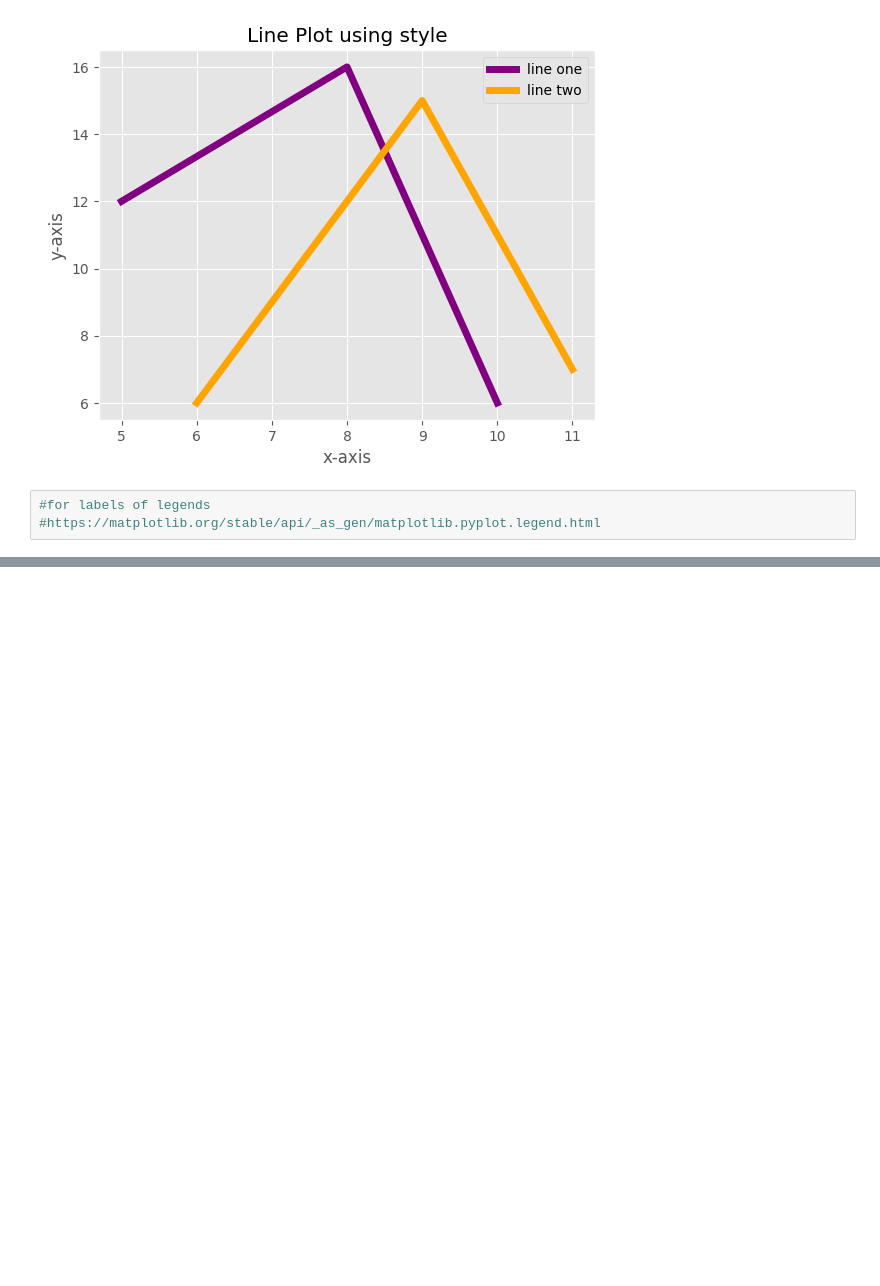
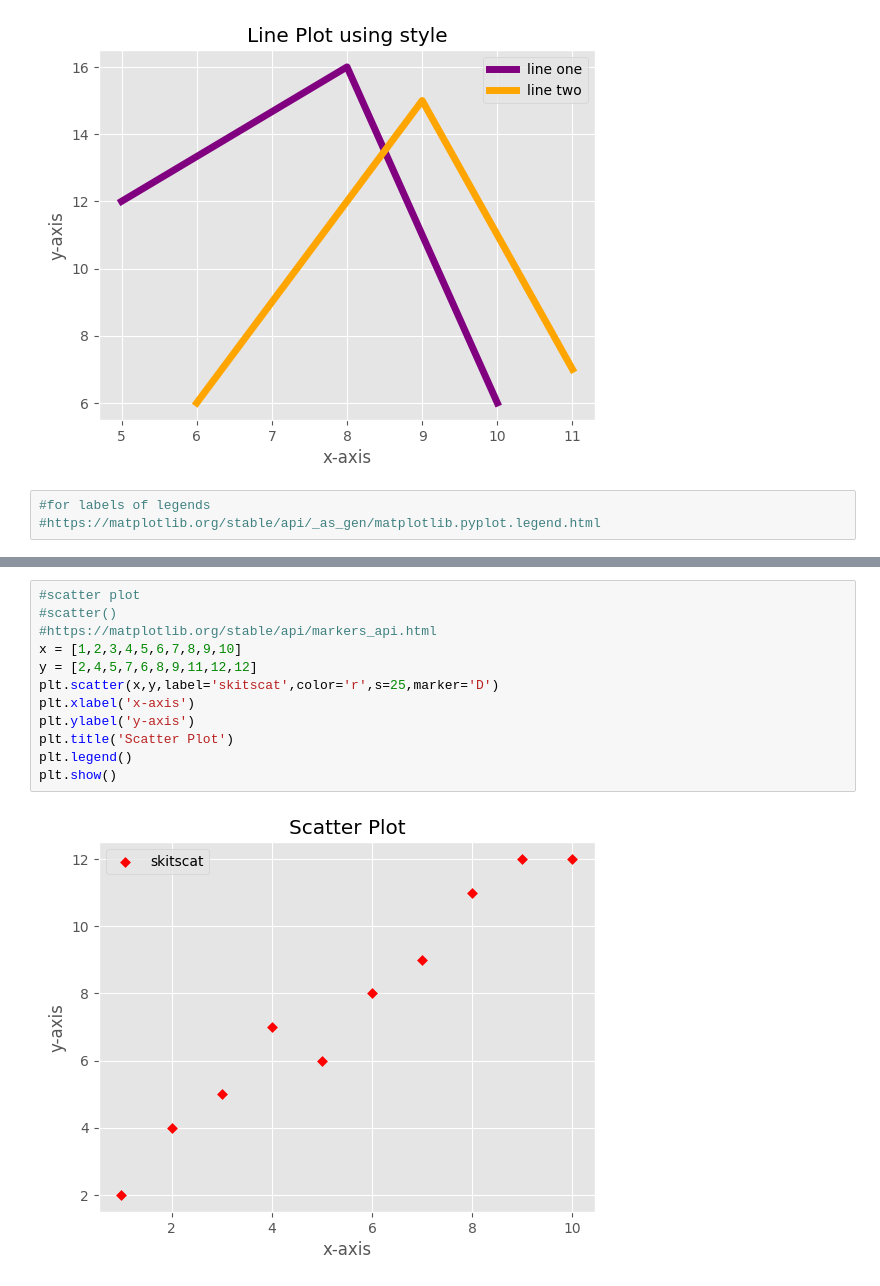
Before and after one commit to mayurraj9378/Data-Science, a Jupyter notebook: matplotlib_part1.ipynb, the cells around one changed output, grey strips where cells are left out. Cells and saved outputs as stored; diff of their text form; blank space fills up the shorter version.

```diff
--- a/matplotlib_part1.ipynb
+++ b/matplotlib_part1.ipynb
@@ -114,0 +148,14 @@ plt.show()
+# %%
+#scatter plot
+#scatter()
+#https://matplotlib.org/stable/api/markers_api.html
+x = [1,2,3,4,5,6,7,8,9,10]
+y = [2,4,5,7,6,8,9,11,12,12]
+plt.scatter(x,y,label='skitscat',color='r',s=25,marker='D')
+plt.xlabel('x-axis')
+plt.ylabel('y-axis')
+plt.title('Scatter Plot')
+plt.legend()
+plt.show()
+# %% [output]
+[figure, added]
```
Also changed, not shown: parts of 4 cells of this notebook.
